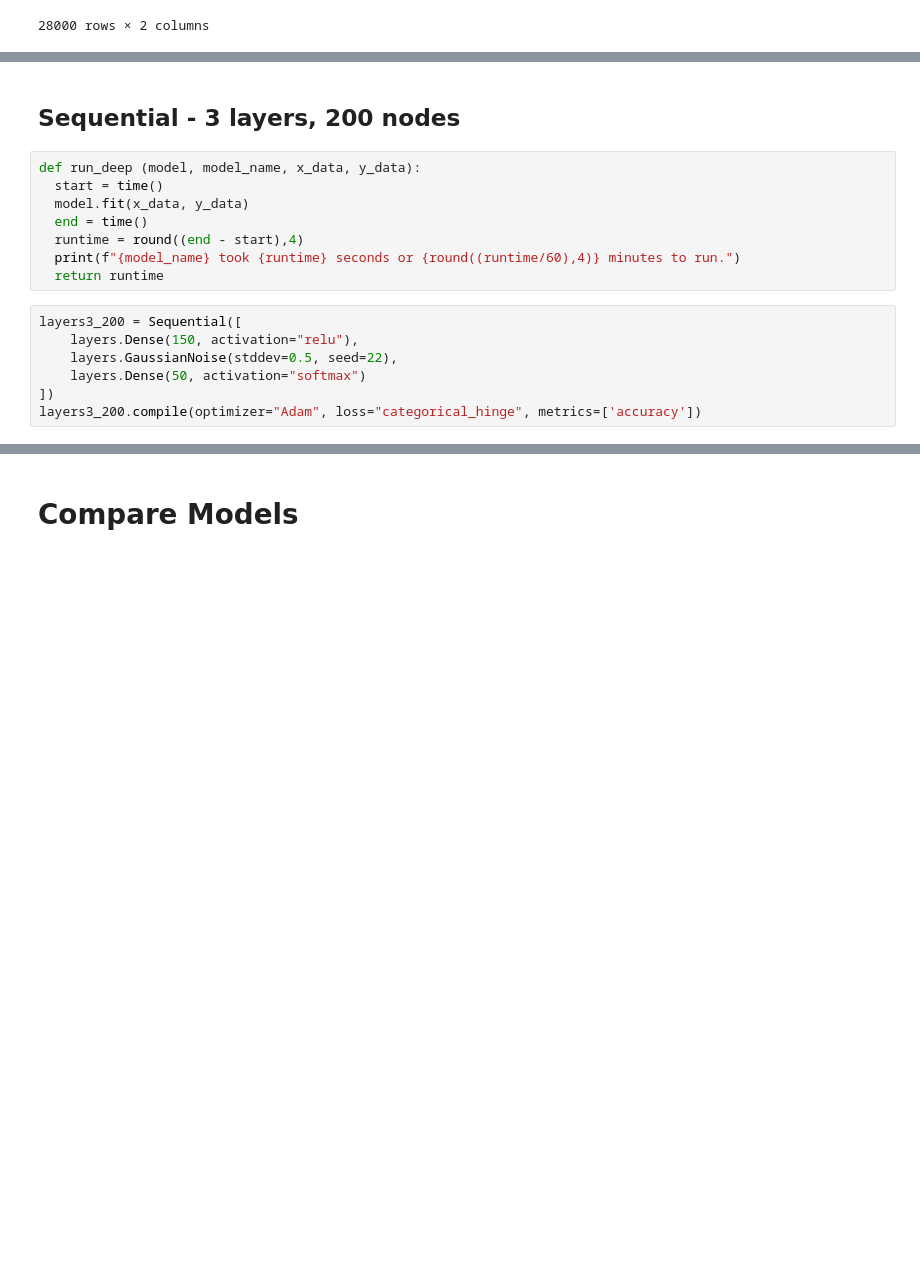
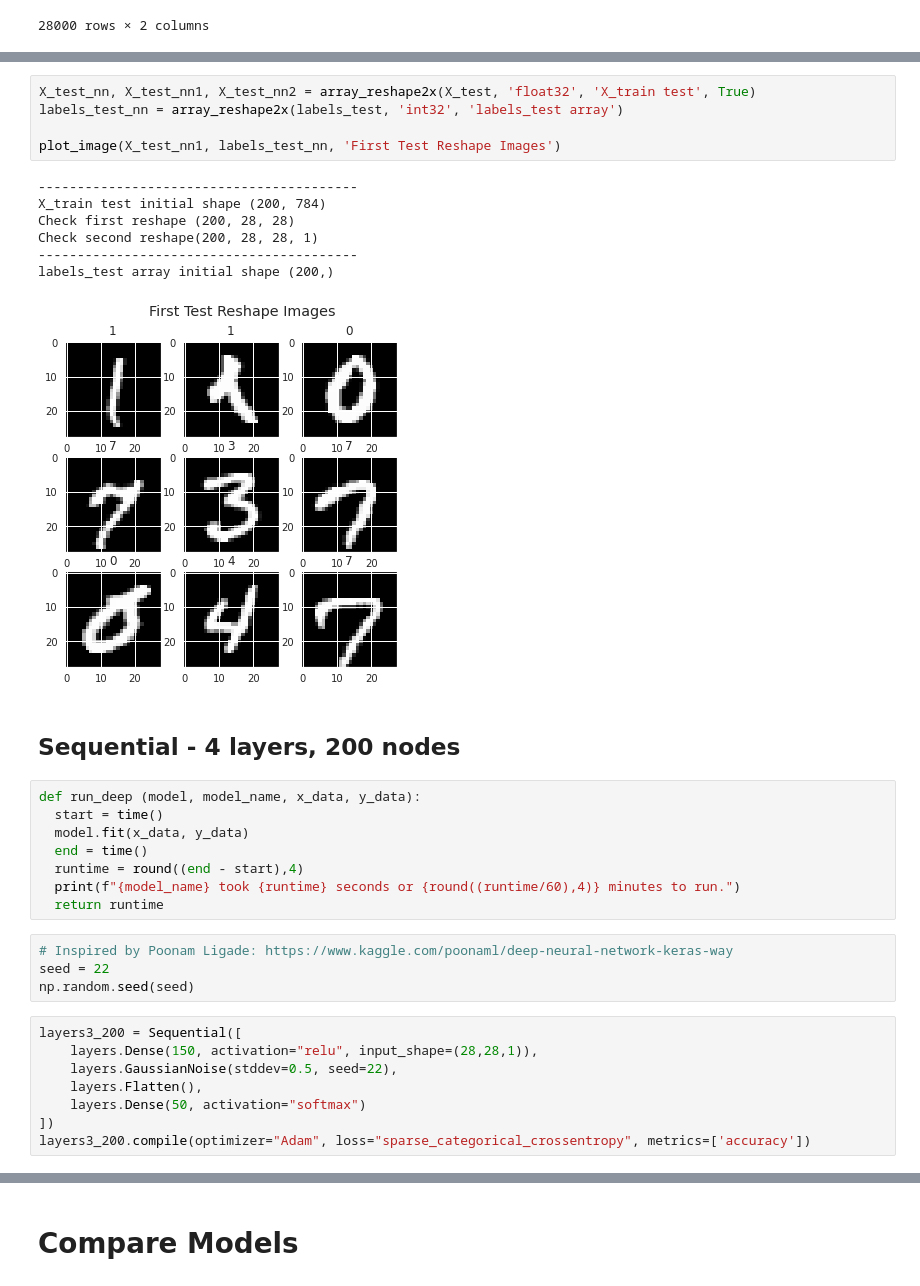
Before and after one commit to oimartin/MNIST_Digit_Recognizer, a Jupyter notebook: digits_notebook.ipynb, the cells around one changed output, grey strips where cells are left out. Saved outputs shown, nothing was run; the diff lists cells and outputs as text; blank space fills up the shorter version.

Commit message:
better ANN 4 layers, 200 nodes

```diff
--- a/digits_notebook.ipynb
+++ b/digits_notebook.ipynb
@@ -669,5 +712,18 @@ submitted(Kmeans_cv_model, 'Kmeans_cv', test)
+# %%
+X_test_nn, X_test_nn1, X_test_nn2 = array_reshape2x(X_test, 'float32', 'X_train test', True)
+labels_test_nn = array_reshape2x(labels_test, 'int32', 'labels_test array')
+
+plot_image(X_test_nn1, labels_test_nn, 'First Test Reshape Images')
+# %% [output]
+-----------------------------------------
+X_train test initial shape (200, 784)
+Check first reshape (200, 28, 28)
+Check second reshape(200, 28, 28, 1)
+-----------------------------------------
+labels_test array initial shape (200,)
+[figure, added]
 # %% [markdown]
-## Sequential - 3 layers, 200 nodes
+## Sequential - 4 layers, 200 nodes
 # %%
 def run_deep (model, model_name, x_data, y_data):
   start = time()
@@ -676,11 +732,16 @@ def run_deep (model, model_name, x_data, y_data):
   runtime = round((end - start),4)
   print(f"{model_name} took {runtime} seconds or {round((runtime/60),4)} minutes to run.")
   return runtime
+# %%
+# Inspired by Poonam Ligade: https://www.kaggle.com/poonaml/deep-neural-network-keras-way
+seed = 22
+np.random.seed(seed)
 # %%
 layers3_200 = Sequential([
-    layers.Dense(150, activation="relu"),
+    layers.Dense(150, activation="relu", input_shape=(28,28,1)),
     layers.GaussianNoise(stddev=0.5, seed=22),
+    layers.Flatten(),
     layers.Dense(50, activation="softmax")
 ])
-layers3_200.compile(optimizer="Adam", loss="categorical_hinge", metrics=['accuracy'])
+layers3_200.compile(optimizer="Adam", loss="sparse_categorical_crossentropy", metrics=['accuracy'])
 # %%
```
Also changed, not shown: parts of 9 cells of this notebook.
